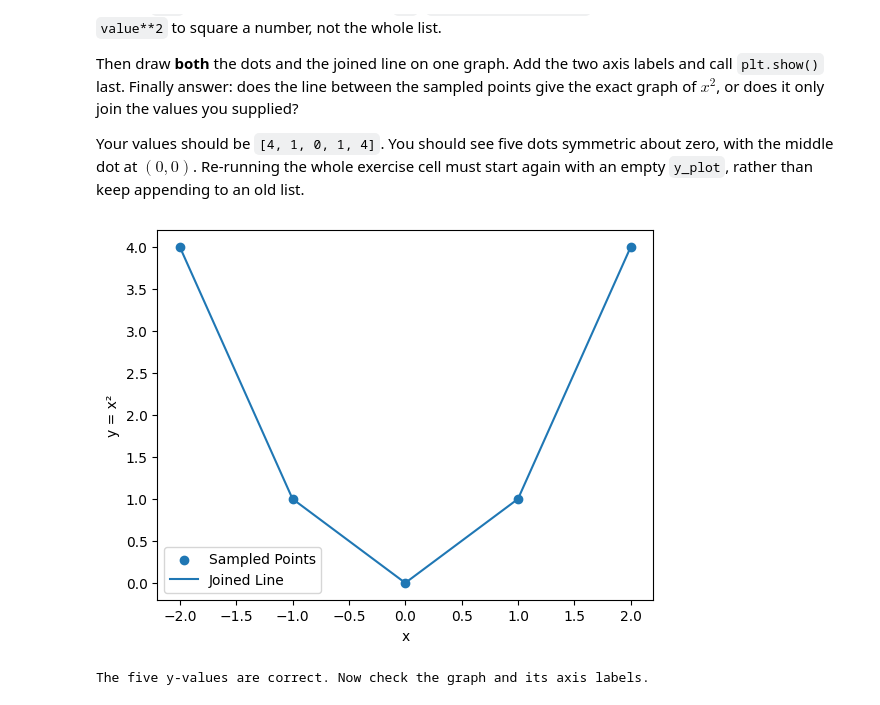
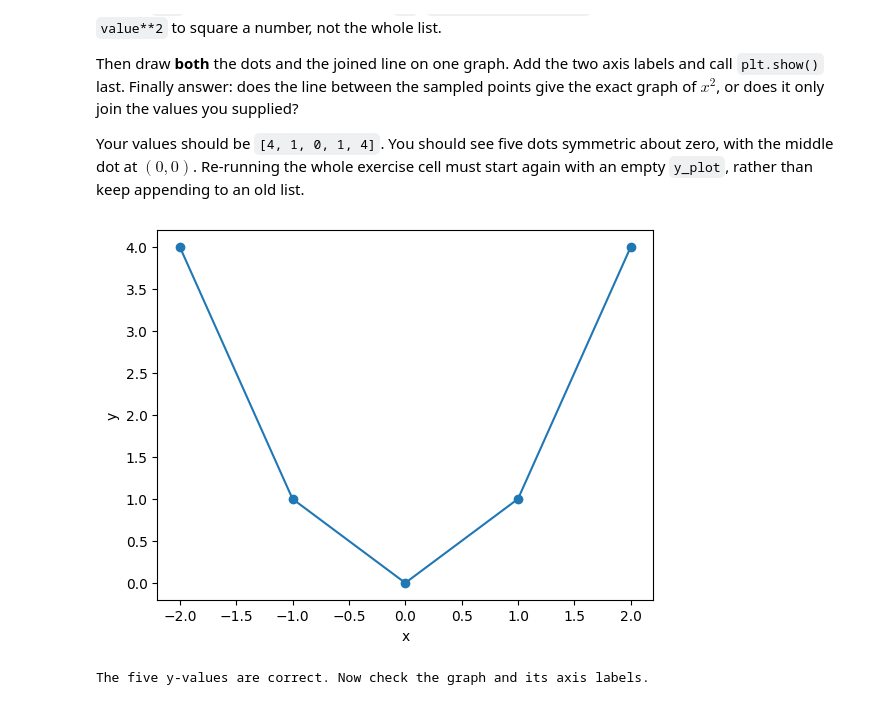
Before and after one commit to REIkd/Colab, a Jupyter notebook: Week_01/Lab/Week_01_intro_to_python.ipynb, the cells around one changed output. Saved outputs shown, nothing was run; the diff lists cells and outputs as text; code cells hidden in the pictures.

```diff
--- a/Week_01/Lab/Week_01_intro_to_python.ipynb
+++ b/Week_01/Lab/Week_01_intro_to_python.ipynb
@@ -159,23 +164,22 @@ Your values should be `[4, 1, 0, 1, 4]`. You should see five dots symmetric abou
 # %%
 # Complete this cell. The imports and data are supplied so it can run on its own.
 import matplotlib.pyplot as plt
 
 x_plot = [-2, -1, 0, 1, 2]
 y_plot = []
 
 # Write a loop that appends the square of each value in x_plot to y_plot.
-for value in x_plot:
-   y_plot.append(value ** 2)
+for x in x_plot:
+    y_plot.append(x ** 2)
 
 # Then use plot, scatter, xlabel, ylabel, and show as in the worked example.
-plt.scatter(x_plot, y_plot, label='Sampled Points')
-plt.plot(x_plot, y_plot, label='Joined Line')
-plt.xlabel('x')
-plt.ylabel('y = x²')
-plt.legend()
+plt.plot(x_plot, y_plot)
+plt.scatter(x_plot, y_plot)
+plt.xlabel("x")
+plt.ylabel("y")
 plt.show()
 # %% [output]
-[figure, old version]
+[figure, new version]
 # %%
 # Supplied check: run after attempting the exercise. You do not need to edit it.
 if y_plot == [4, 1, 0, 1, 4]:
```
Also changed, not shown: parts of 11 cells of this notebook, 11 other files.
